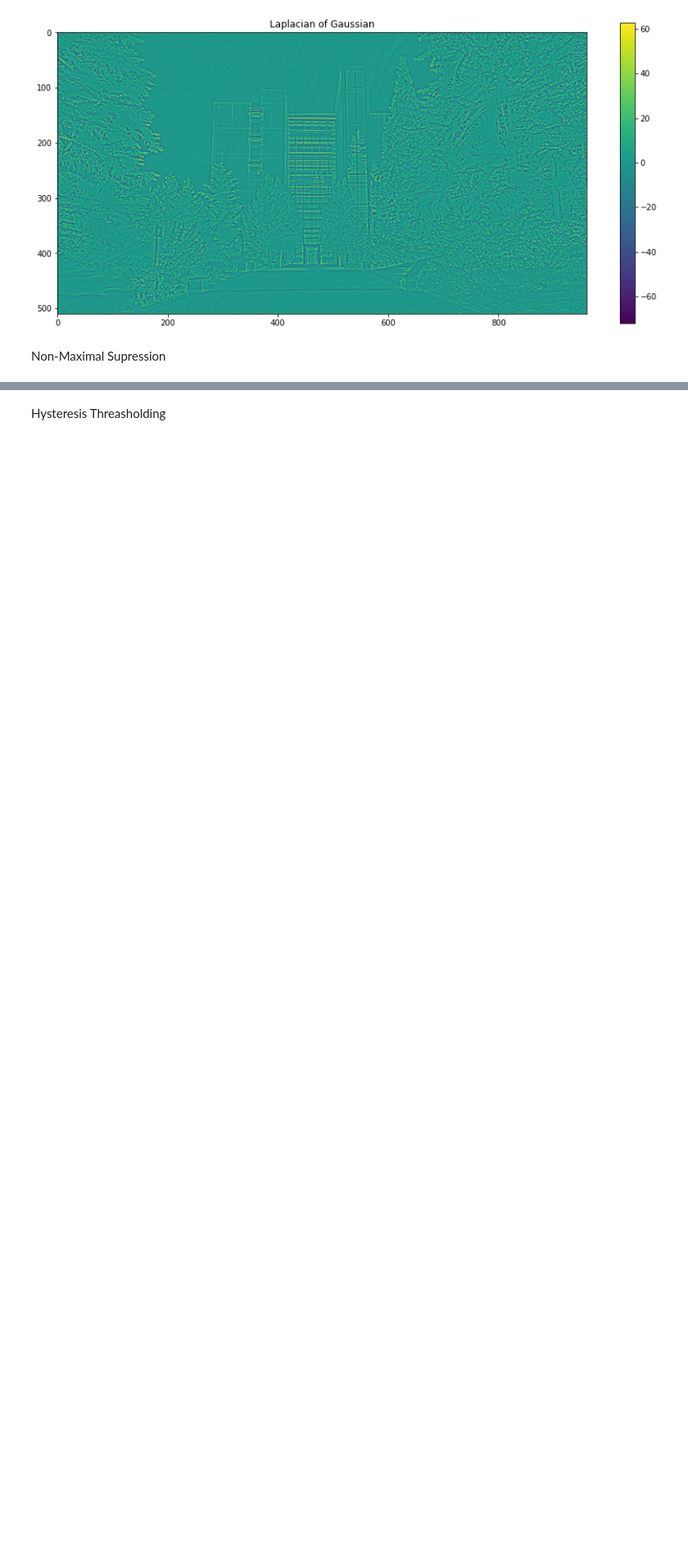
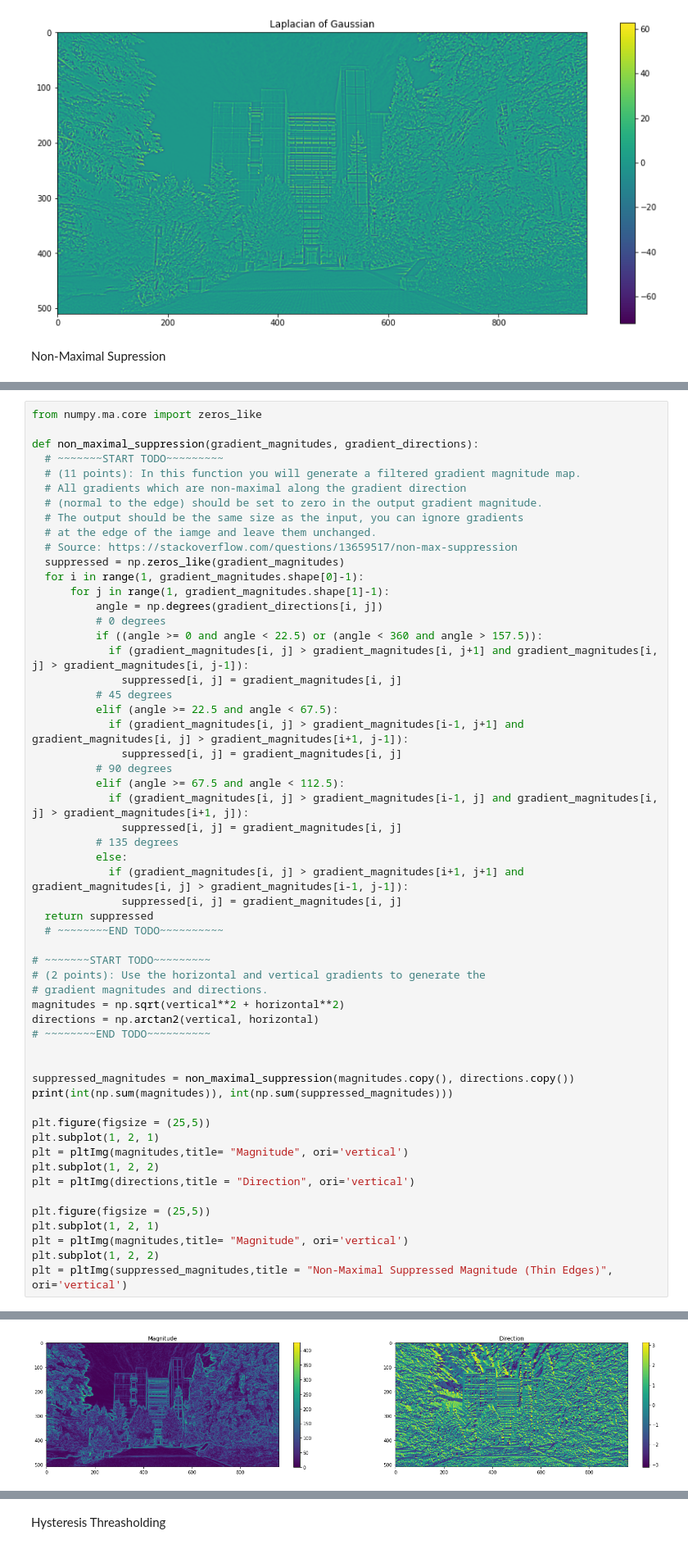
Before and after one commit to bhavanvir/ECE-471, a Jupyter notebook: ECE471_536_Assignment_2/A2_ECE_471_536_Spring_2023.ipynb, the cells around one changed output, grey strips where cells are left out. Shown at 82% size. Drawn from its saved outputs; the diff is of its cells as text; blank space fills up the shorter version.

Commit message:
Finished Non Maxima Supression.

```diff
--- a/ECE471_536_Assignment_2/A2_ECE_471_536_Spring_2023.ipynb
+++ b/ECE471_536_Assignment_2/A2_ECE_471_536_Spring_2023.ipynb
@@ -290,0 +256,57 @@ plt = pltImg(suppressed_magnitudes,title = "Non-Maximal Suppressed Magnitude (Th
+# %%
+from numpy.ma.core import zeros_like
+
+def non_maximal_suppression(gradient_magnitudes, gradient_directions):
+  # ~~~~~~~START TODO~~~~~~~~~
+  # (11 points): In this function you will generate a filtered gradient magnitude map.
+  # All gradients which are non-maximal along the gradient direction
+  # (normal to the edge) should be set to zero in the output gradient magnitude.
+  # The output should be the same size as the input, you can ignore gradients
+  # at the edge of the iamge and leave them unchanged.
+  # Source: https://stackoverflow.com/questions/13659517/non-max-suppression
+  suppressed = np.zeros_like(gradient_magnitudes)
+  for i in range(1, gradient_magnitudes.shape[0]-1):
+      for j in range(1, gradient_magnitudes.shape[1]-1):
+          angle = np.degrees(gradient_directions[i, j])
+          # 0 degrees
+          if ((angle >= 0 and angle < 22.5) or (angle < 360 and angle > 157.5)):
+            if (gradient_magnitudes[i, j] > gradient_magnitudes[i, j+1] and gradient_magnitudes[i, j] > gradient_magnitudes[i, j-1]):
+              suppressed[i, j] = gradient_magnitudes[i, j]
+          # 45 degrees
+          elif (angle >= 22.5 and angle < 67.5):
+            if (gradient_magnitudes[i, j] > gradient_magnitudes[i-1, j+1] and gradient_magnitudes[i, j] > gradient_magnitudes[i+1, j-1]):
+              suppressed[i, j] = gradient_magnitudes[i, j]
+          # 90 degrees
+          elif (angle >= 67.5 and angle < 112.5):
+            if (gradient_magnitudes[i, j] > gradient_magnitudes[i-1, j] and gradient_magnitudes[i, j] > gradient_magnitudes[i+1, j]):
+              suppressed[i, j] = gradient_magnitudes[i, j]
+          # 135 degrees
+          else:
+            if (gradient_magnitudes[i, j] > gradient_magnitudes[i+1, j+1] and gradient_magnitudes[i, j] > gradient_magnitudes[i-1, j-1]):
+              suppressed[i, j] = gradient_magnitudes[i, j]
+  return suppressed
+  # ~~~~~~~~END TODO~~~~~~~~~~
+
+# ~~~~~~~START TODO~~~~~~~~~
+# (2 points): Use the horizontal and vertical gradients to generate the
+# gradient magnitudes and directions.
+magnitudes = np.sqrt(vertical**2 + horizontal**2)
+directions = np.arctan2(vertical, horizontal)
+# ~~~~~~~~END TODO~~~~~~~~~~
+
+
+suppressed_magnitudes = non_maximal_suppression(magnitudes.copy(), directions.copy())
+print(int(np.sum(magnitudes)), int(np.sum(suppressed_magnitudes)))
+
+plt.figure(figsize = (25,5))
+plt.subplot(1, 2, 1)
+plt = pltImg(magnitudes,title= "Magnitude", ori='vertical')
+plt.subplot(1, 2, 2)
+plt = pltImg(directions,title = "Direction", ori='vertical')
+
+plt.figure(figsize = (25,5))
+plt.subplot(1, 2, 1)
+plt = pltImg(magnitudes,title= "Magnitude", ori='vertical')
+plt.subplot(1, 2, 2)
+plt = pltImg(suppressed_magnitudes,title = "Non-Maximal Suppressed Magnitude (Thin Edges)", ori='vertical')
+# %% [output]
@@ -290,0 +314 @@ plt = pltImg(suppressed_magnitudes,title = "Non-Maximal Suppressed Magnitude (Th
+[figure, added]
```
Also changed, not shown: parts of 2 cells of this notebook.
